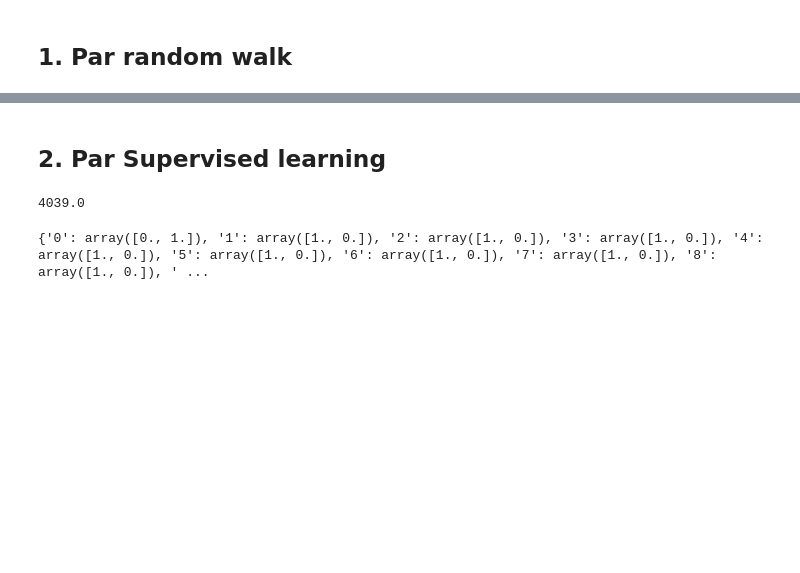
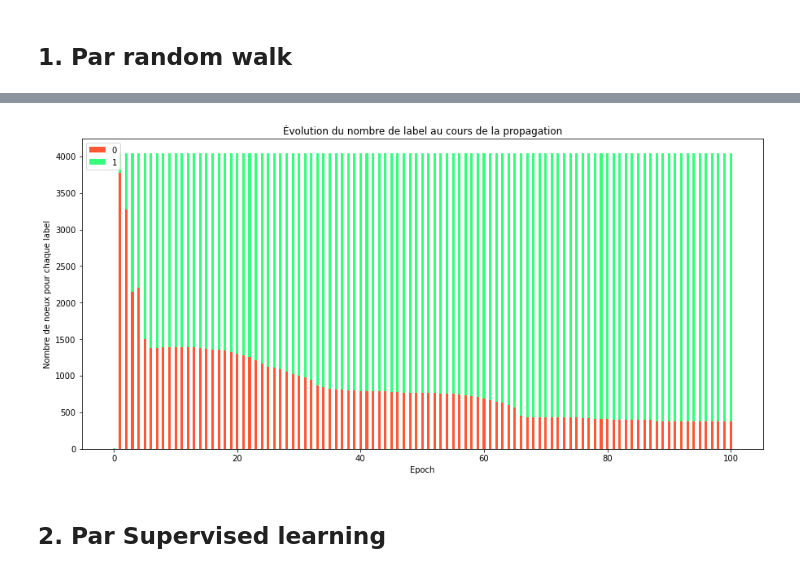
Before and after one commit to GuilhemPrince/graph_mining, a Jupyter notebook: notebooks/graph.ipynb, the cells around one changed output, grey strips where cells are left out. Drawn from its saved outputs; the diff is of its cells as text; code cells hidden in the pictures; blank space fills up the shorter version.

Commit message:
visualisations

```diff
--- a/notebooks/graph.ipynb
+++ b/notebooks/graph.ipynb
@@ -132,5 +149,6 @@ def label_propagation_rw(graph, labeled_nodes, max_iter=100):
 # %%
-labels = label_propagation_rw(
+labels, history = label_propagation_rw(
     graph,
-    {0: np.array(max_eigenvector_centrality_nodes)[0], 1: np.array(max_eigenvector_centrality_nodes)[1:]}
+    {0: np.array(max_eigenvector_centrality_nodes)[0], 1: np.array(max_eigenvector_centrality_nodes)[1:]},
+    max_iter=100
     )
@@ -158,0 +155,4 @@ np.sum(list(labels.values()))
+# %%
+for epoch, hist in enumerate(history):
+    if epoch % 10 == 0:
+        print(f"Epoch {epoch} : {hist}")
@@ -159,3 +171,35 @@ np.sum(list(labels.values()))
+# %%
+def plot_history(history, n_labels):
+
+    n_labels = 2
+
+    epochs = [epoch for epoch in range(len(history))]
+    label_names = [f"{i}" for i in range(n_labels)]
+    colors = ['#FF5733', '#33FF7A', '#336BFF']
+
+    data = np.zeros((len(label_names), len(epochs)))
+    for epoch, hist in enumerate(history):
+        for label in hist.keys():
+            data[label, epoch] = hist[label]
+
+    fig, ax = plt.subplots(figsize=(15, 7))
+
+    bottom = np.zeros(len(epochs))
+    for i in range(len(label_names)):
+        ax.bar(epochs, data[i], width=0.4, color=colors[i%len(colors)], align='center', label=label_names[i], bottom=bottom)
+        bottom += data[i]
+
+    ax.set_xlabel('Epoch')
+    ax.set_ylabel('Nombre de noeux pour chaque label')
+    ax.set_title('Évolution du nombre de label au cours de la propagation')
+    ax.legend(loc='best')
+
+    return fig, ax
+# %%
+fig, ax = plot_history(history, n_labels=2)
+plt.show()
+# %% [output]
+[figure, added]
 # %% [markdown]
 ## 2. Par Supervised learning
 # %%
@@ -225,9 +306 @@ labels = label_propagation_knn(
     )
-# %%
-np.sum(list(labels.values()))
-# %% [output]
-4039.0
-# %%
-print(labels)
-# %% [output]
-{'0': array([0., 1.]), '1': array([1., 0.]), '2': array([1., 0.]), '3': array([1., 0.]), '4': array([1., 0.]), '5': array([1., 0.]), '6': array([1., 0.]), '7': array([1., 0.]), '8': array([1., 0.]), ' ...
```
Also changed, not shown: parts of 10 cells of this notebook.
